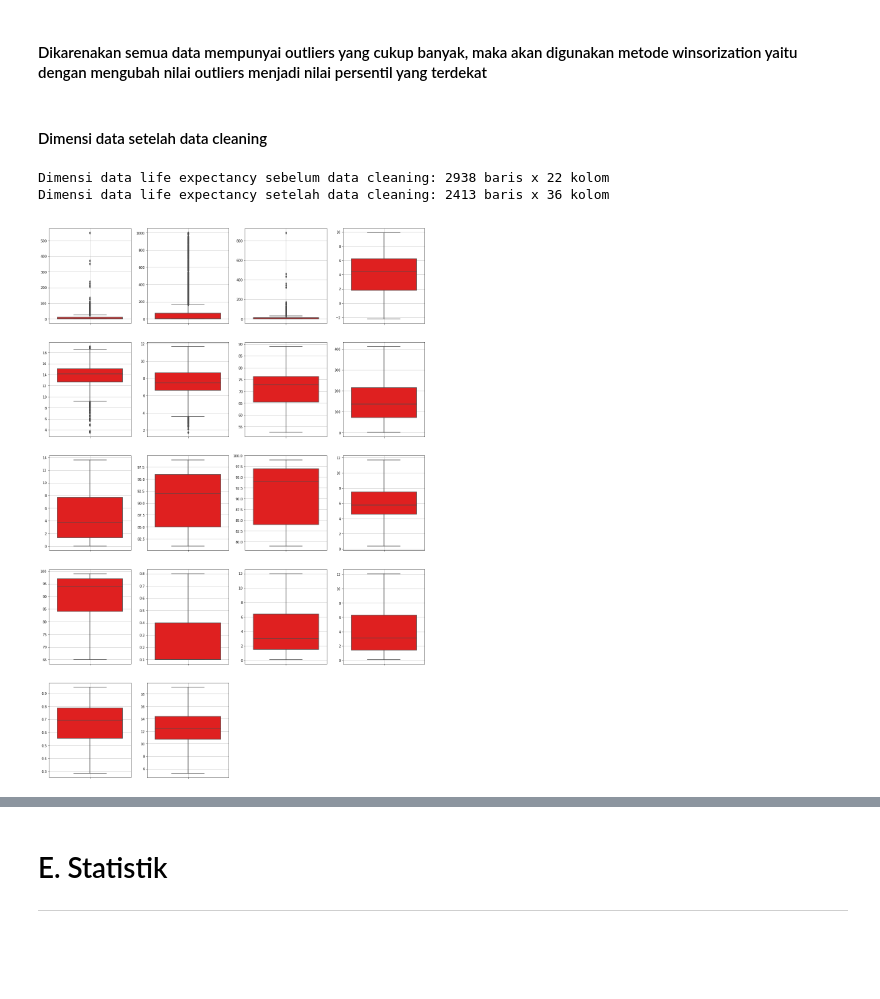
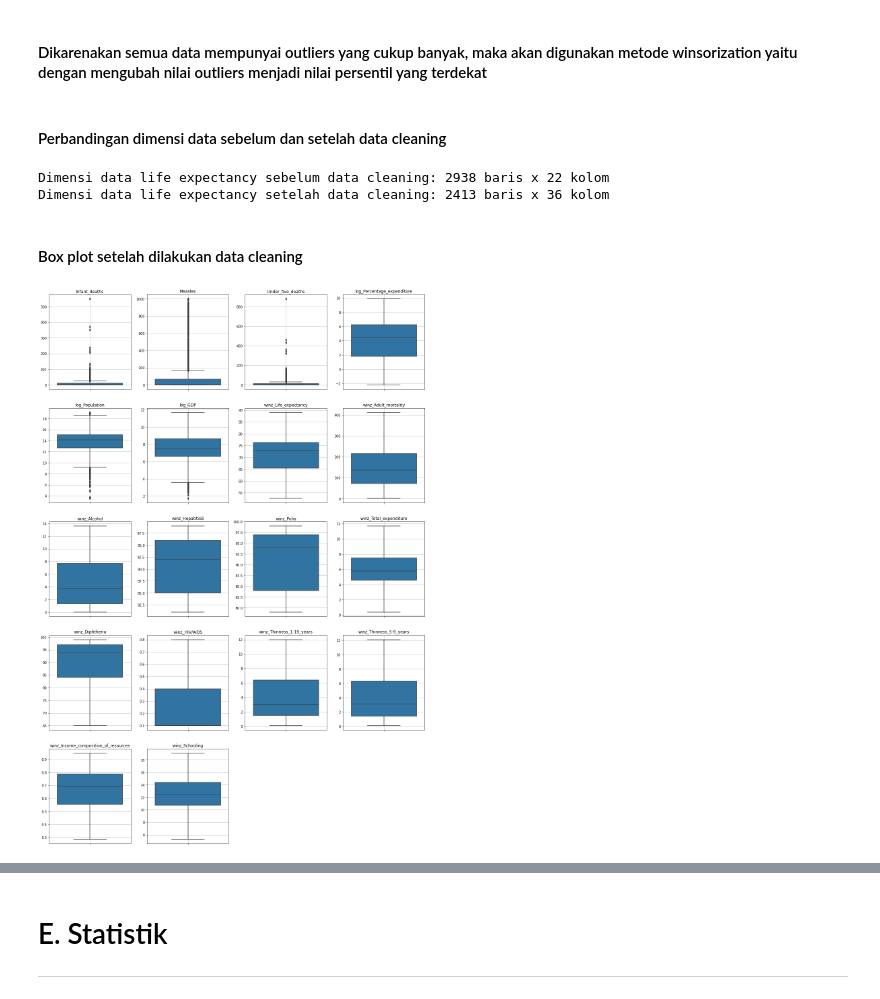
Before and after one commit to NoobiesDoobies/Tubes-Data-Analysis, a Jupyter notebook: Analysis_Life_Expectancy.ipynb, the cells around one changed output, grey strips where cells are left out. Drawn from its saved outputs; the diff is of its cells as text; code cells hidden in the pictures; blank space fills up the shorter version.

```diff
--- a/Analysis_Life_Expectancy.ipynb
+++ b/Analysis_Life_Expectancy.ipynb
@@ -257,7 +257,7 @@ plt.figure(figsize=(20,30))
 
 for i in range (0,len(numerical.columns)):
     plt.subplot(5,5,i+1)
-    sns.boxplot(y=numerical[numerical.columns[i]])
+    sns.boxplot(y=numerical[numerical.columns[i]], color="red")
     plt.title(numerical.columns[i], color="black")
     plt.ylabel("")
     plt.grid(True)
@@ -308,32 +308,34 @@ dfL['winz_Thinness_5-9_years'] = winsorize(dfL['Thinness_5-9_years'], (0.0,0.04)
 dfL['winz_Income_composition_of_resources'] = winsorize(dfL['Income_composition_of_resources'], (0.05,0.0))
 dfL['winz_Schooling'] = winsorize(dfL['Schooling'], (0.03,0.01))
 # %% [markdown]
-#### Dimensi data setelah data cleaning
+#### Perbandingan dimensi data sebelum dan setelah data cleaning
 # %%
 print(f"Dimensi data life expectancy sebelum data cleaning: {2938} baris x {22} kolom")
 print(f"Dimensi data life expectancy setelah data cleaning: {dfL.shape[0]} baris x {dfL.shape[1]} kolom")
 # %% [output]
 Dimensi data life expectancy sebelum data cleaning: 2938 baris x 22 kolom
 Dimensi data life expectancy setelah data cleaning: 2413 baris x 36 kolom
+# %% [markdown]
+#### Box plot setelah dilakukan data cleaning
 # %%
 plt.figure(figsize=(20,30))
 numerical_winsor = pd.DataFrame().reindex_like(dfL)
 
 for i in range(3, len(dfL.columns)):
     if(dfL[dfL.columns[i]].dtypes == "int64" or dfL[dfL.columns[i]].dtypes == "float64"):
         numerical_winsor[dfL.columns[i]] = dfL[dfL.columns[i]]
 
 numerical_winsor = numerical_winsor.drop(["Country", "Year", "Status", "Percentage_expenditure", "Population","GDP", "Life_expectancy", "Adult_mortality", "Alcohol", "HepatitisB", "Polio", "Total_expenditure", "Diphtheria", "HIV/AIDS", "Thinness_1-19_years", "Thinness_5-9_years", "Income_composition_of_resources", "Schooling", ], axis=1)
 for i in range (0, len(numerical_winsor.columns)):
     plt.subplot(5,4,i+1)
-    sns.boxplot(y=numerical_winsor[numerical_winsor.columns[i]], color="red")
+    sns.boxplot(y=numerical_winsor[numerical_winsor.columns[i]])
     plt.title(numerical_winsor.columns[i])
     plt.ylabel("")
     plt.grid(True)
     plt.rcParams['axes.axisbelow'] = True
 plt.show()
 # %% [output]
-[figure, old version]
+[figure, new version]
 # %%
 dfL_Clean = dfL[['Year', 'Country', 'Status','winz_Life_expectancy','winz_Adult_mortality','Infant_deaths','winz_Alcohol',
             'log_Percentage_expenditure','winz_HepatitisB','Measles','Under_five_deaths','winz_Polio',
```
Also changed, not shown: parts of 6 cells of this notebook.
